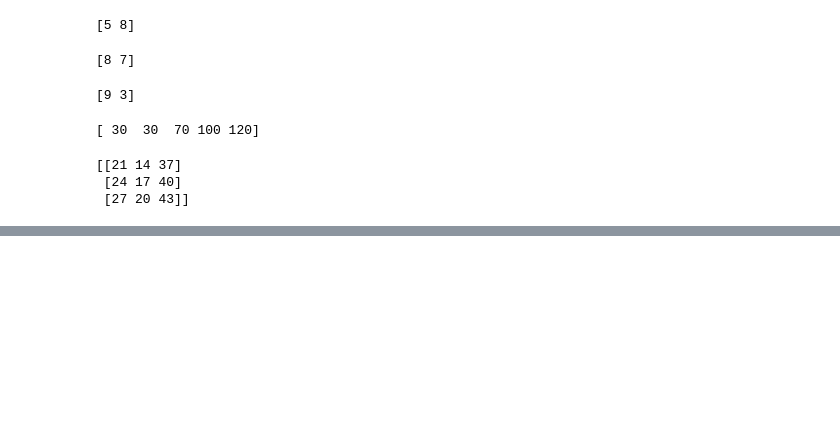
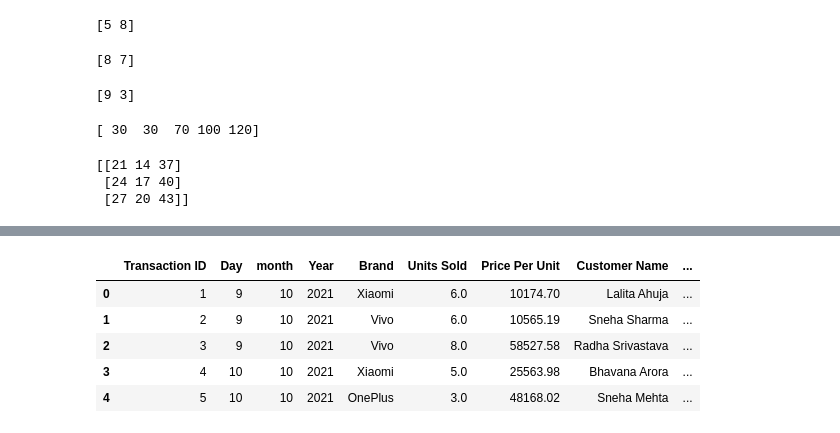
Before and after one commit to sanmesh4090/Data-science-, a Jupyter notebook: Adv.python/Numpy.ipynb, the cells around one changed output, grey strips where cells are left out. Cells and saved outputs as stored; diff of their text form; code cells hidden in the pictures; blank space fills up the shorter version.

```diff
--- a/Adv.python/Numpy.ipynb
+++ b/Adv.python/Numpy.ipynb
@@ -721,0 +742,11 @@ print(a+b)
+# %%
+#Data understanding
+#head
+df.head()
+# %% [output]
+|  | Transaction ID | Day | month | Year | Brand | Units Sold | Price Per Unit | Customer Name | ... |
+| 0 | 1 | 9 | 10 | 2021 | Xiaomi | 6.0 | 10174.70 | Lalita Ahuja | ... |
+| 1 | 2 | 9 | 10 | 2021 | Vivo | 6.0 | 10565.19 | Sneha Sharma | ... |
+| 2 | 3 | 9 | 10 | 2021 | Vivo | 8.0 | 58527.58 | Radha Srivastava | ... |
+| 3 | 4 | 10 | 10 | 2021 | Xiaomi | 5.0 | 25563.98 | Bhavana Arora | ... |
+| 4 | 5 | 10 | 10 | 2021 | OnePlus | 3.0 | 48168.02 | Sneha Mehta | ... |
```
Also changed, not shown: parts of 12 cells of this notebook, 1 other file.
